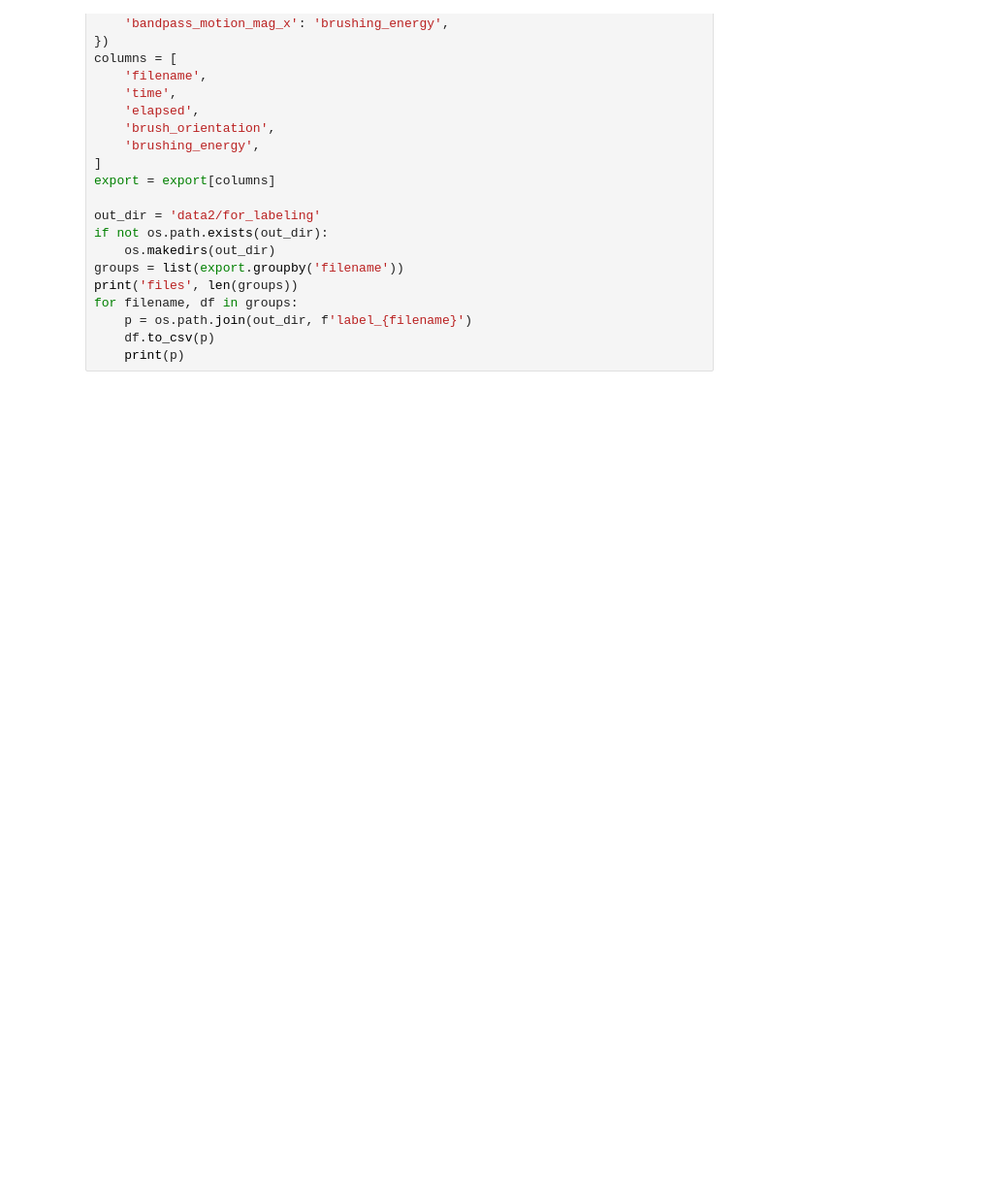
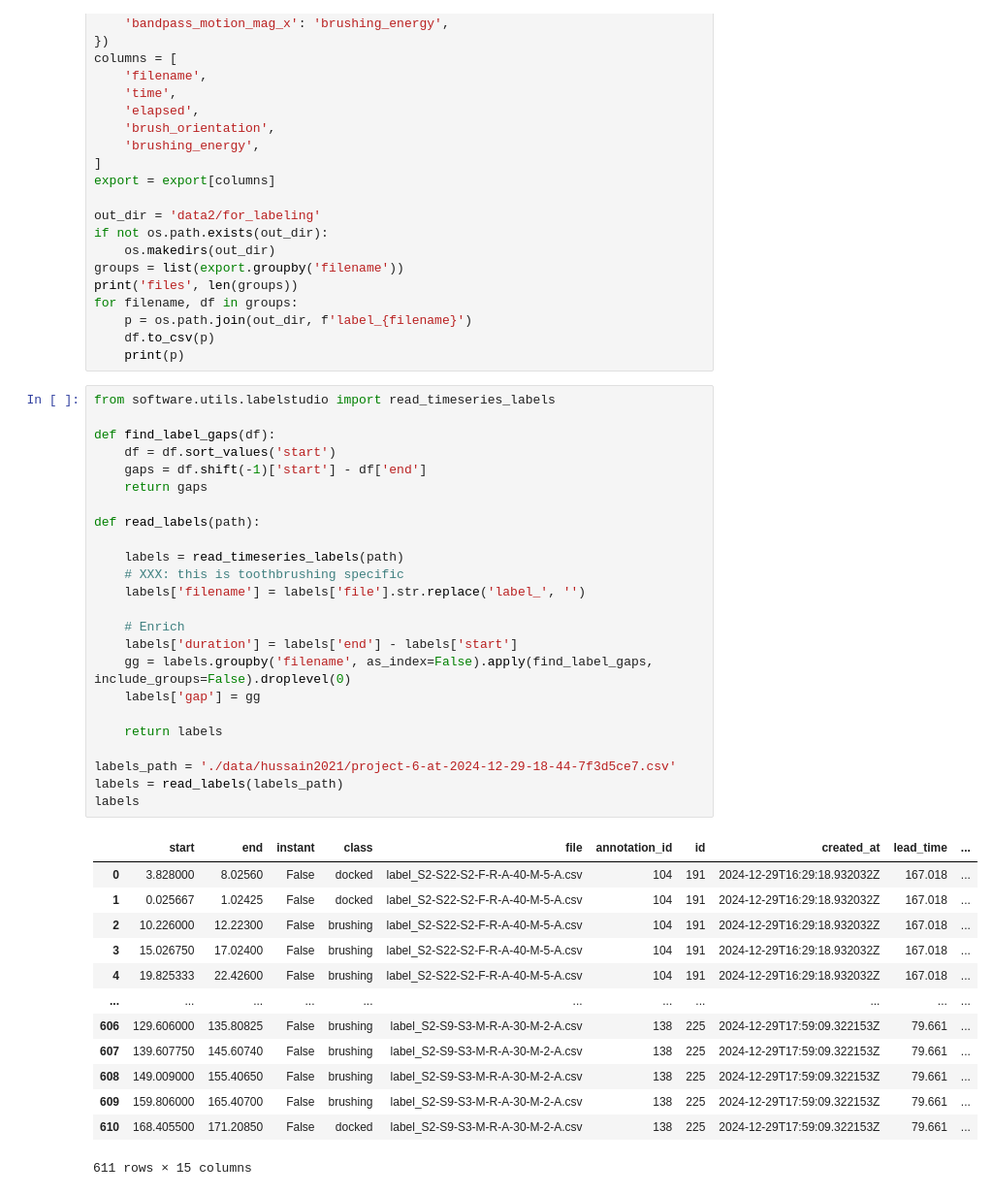
Before and after one commit to jonnor/embeddedml, a Jupyter notebook: projects/dollar_tinyml/applications/toothbrushing/PrepareLabeling.ipynb, the cells around one changed output. Shown: that part at 97% size. Cells and saved outputs as stored; diff of their text form; blank space fills up the shorter version.

```diff
--- a/projects/dollar_tinyml/applications/toothbrushing/PrepareLabeling.ipynb
+++ b/projects/dollar_tinyml/applications/toothbrushing/PrepareLabeling.ipynb
@@ -221,3 +222,41 @@ for filename, df in groups:
     p = os.path.join(out_dir, f'label_{filename}')
     df.to_csv(p)
     print(p)
+# %%
+from software.utils.labelstudio import read_timeseries_labels
+
+def find_label_gaps(df):
+    df = df.sort_values('start')
+    gaps = df.shift(-1)['start'] - df['end']
+    return gaps
+
+def read_labels(path):
+
+    labels = read_timeseries_labels(path)
+    # XXX: this is toothbrushing specific
+    labels['filename'] = labels['file'].str.replace('label_', '')
+
+    # Enrich
+    labels['duration'] = labels['end'] - labels['start']
+    gg = labels.groupby('filename', as_index=False).apply(find_label_gaps, include_groups=False).droplevel(0)
+    labels['gap'] = gg
+
+    return labels
+
+labels_path = './data/hussain2021/project-6-at-2024-12-29-18-44-7f3d5ce7.csv'
+labels = read_labels(labels_path)
+labels
+# %% [output]
+|  | start | end | instant | class | file | annotation_id | id | created_at | lead_time | ... |
+| 0 | 3.828000 | 8.02560 | False | docked | label_S2-S22-S2-F-R-A-40-M-5-A.csv | 104 | 191 | 2024-12-29T16:29:18.932032Z | 167.018 | ... |
+| 1 | 0.025667 | 1.02425 | False | docked | label_S2-S22-S2-F-R-A-40-M-5-A.csv | 104 | 191 | 2024-12-29T16:29:18.932032Z | 167.018 | ... |
+| 2 | 10.226000 | 12.22300 | False | brushing | label_S2-S22-S2-F-R-A-40-M-5-A.csv | 104 | 191 | 2024-12-29T16:29:18.932032Z | 167.018 | ... |
+| 3 | 15.026750 | 17.02400 | False | brushing | label_S2-S22-S2-F-R-A-40-M-5-A.csv | 104 | 191 | 2024-12-29T16:29:18.932032Z | 167.018 | ... |
+| 4 | 19.825333 | 22.42600 | False | brushing | label_S2-S22-S2-F-R-A-40-M-5-A.csv | 104 | 191 | 2024-12-29T16:29:18.932032Z | 167.018 | ... |
+| ... | ... | ... | ... | ... | ... | ... | ... | ... | ... | ... |
+| 606 | 129.606000 | 135.80825 | False | brushing | label_S2-S9-S3-M-R-A-30-M-2-A.csv | 138 | 225 | 2024-12-29T17:59:09.322153Z | 79.661 | ... |
+| 607 | 139.607750 | 145.60740 | False | brushing | label_S2-S9-S3-M-R-A-30-M-2-A.csv | 138 | 225 | 2024-12-29T17:59:09.322153Z | 79.661 | ... |
+| 608 | 149.009000 | 155.40650 | False | brushing | label_S2-S9-S3-M-R-A-30-M-2-A.csv | 138 | 225 | 2024-12-29T17:59:09.322153Z | 79.661 | ... |
+| 609 | 159.806000 | 165.40700 | False | brushing | label_S2-S9-S3-M-R-A-30-M-2-A.csv | 138 | 225 | 2024-12-29T17:59:09.322153Z | 79.661 | ... |
+| 610 | 168.405500 | 171.20850 | False | docked | label_S2-S9-S3-M-R-A-30-M-2-A.csv | 138 | 225 | 2024-12-29T17:59:09.322153Z | 79.661 | ... |
+611 rows × 15 columns
```
Also changed, not shown: parts of 4 cells of this notebook, 3 other files.
